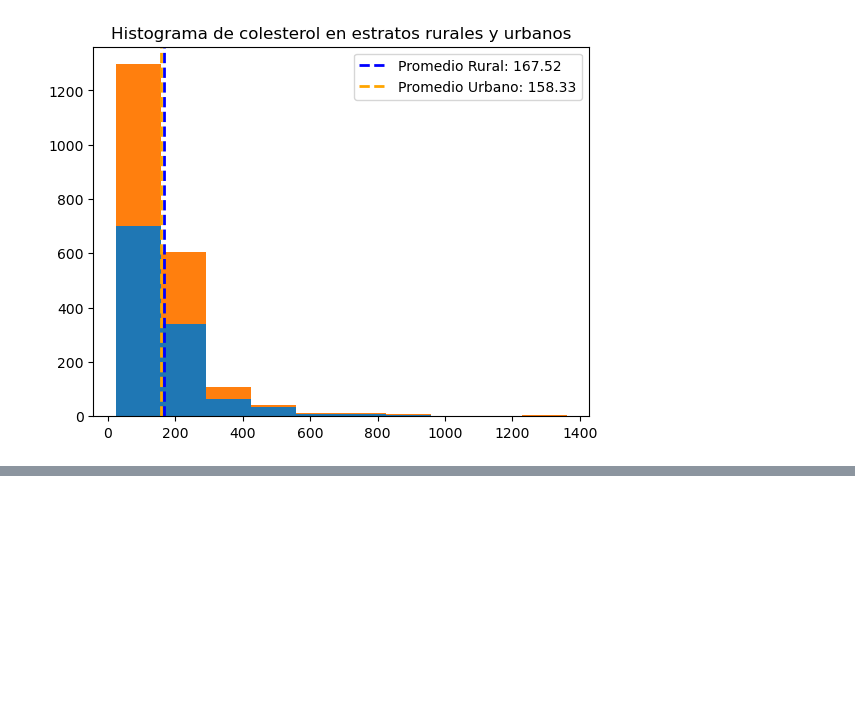
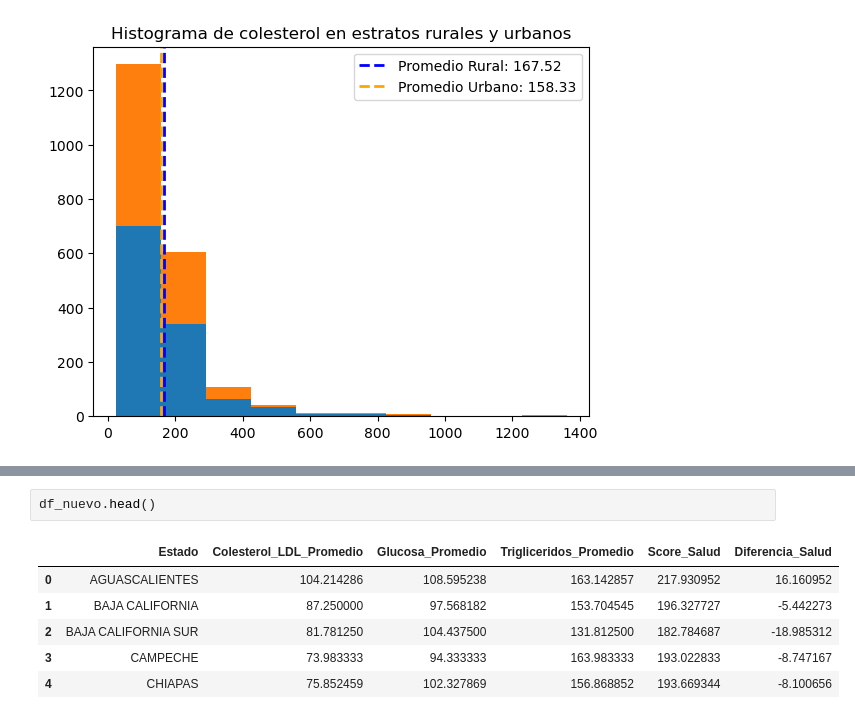
Before and after one commit to Juamops/MA1001b.501, a Jupyter notebook: notebooks/Estrato.ipynb, the cells around one changed output, grey strips where cells are left out. Cells and saved outputs as stored; diff of their text form; blank space fills up the shorter version.

```diff
--- a/notebooks/Estrato.ipynb
+++ b/notebooks/Estrato.ipynb
@@ -114,0 +301,9 @@ AttributeError: Line2D.set() got an unexpected keyword argument 'linetype'
+# %%
+df_nuevo.head()
+# %% [output]
+|  | Estado | Colesterol_LDL_Promedio | Glucosa_Promedio | Trigliceridos_Promedio | Score_Salud | Diferencia_Salud |
+| 0 | AGUASCALIENTES | 104.214286 | 108.595238 | 163.142857 | 217.930952 | 16.160952 |
+| 1 | BAJA CALIFORNIA | 87.250000 | 97.568182 | 153.704545 | 196.327727 | -5.442273 |
+| 2 | BAJA CALIFORNIA SUR | 81.781250 | 104.437500 | 131.812500 | 182.784687 | -18.985312 |
+| 3 | CAMPECHE | 73.983333 | 94.333333 | 163.983333 | 193.022833 | -8.747167 |
+| 4 | CHIAPAS | 75.852459 | 102.327869 | 156.868852 | 193.669344 | -8.100656 |
```
Also changed, not shown: parts of 13 cells of this notebook.
